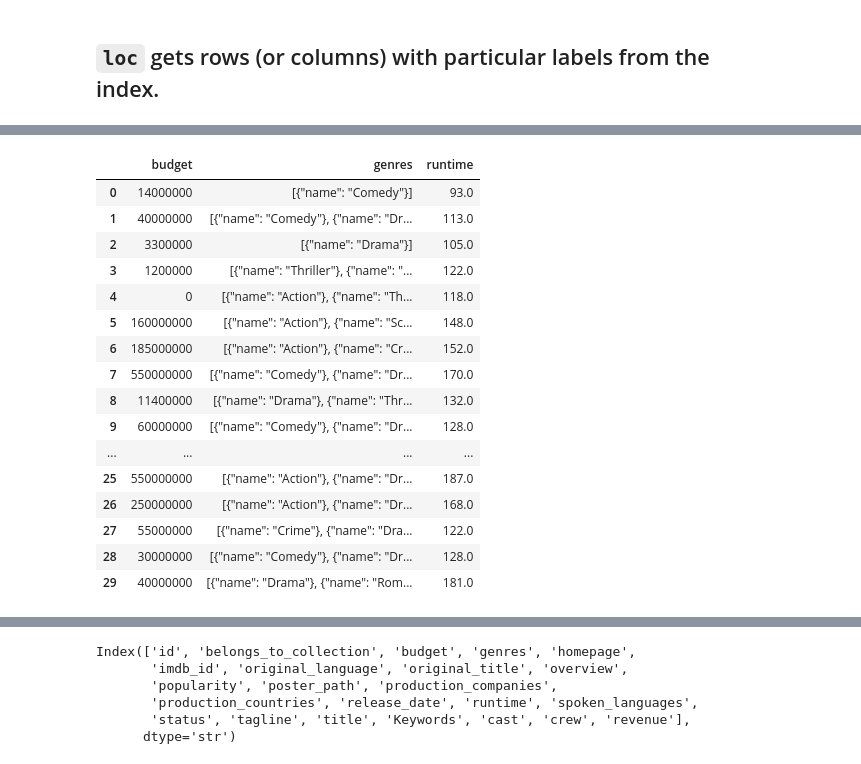
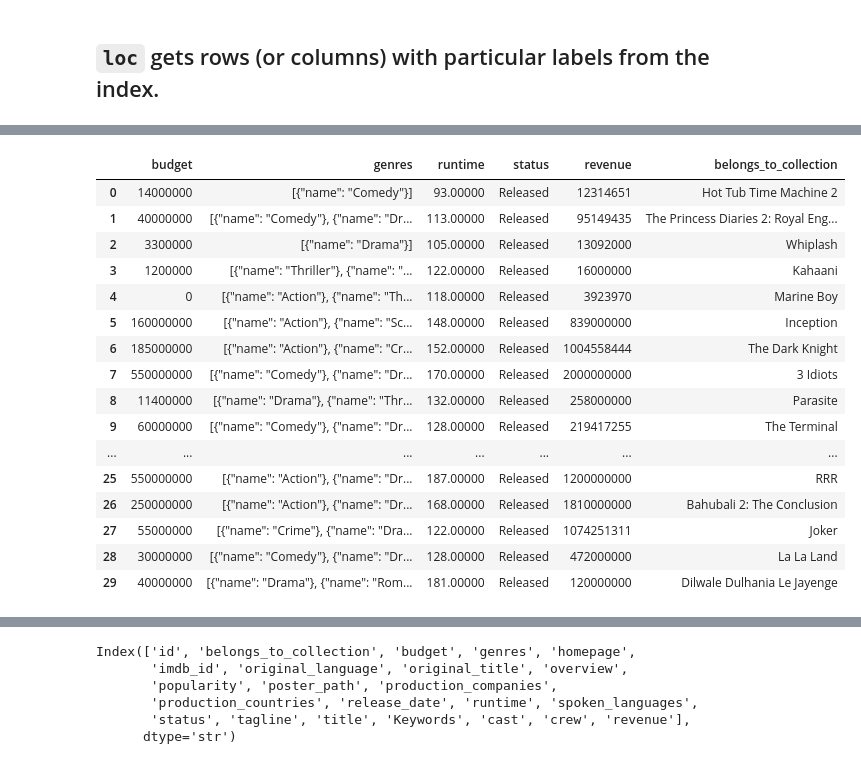
Before and after one commit to laxmanclinilaunch-hub/Python-7-8-, a Jupyter notebook: 2.EDA/Pandas_Operations.ipynb, the cells around one changed output, grey strips where cells are left out. Cells and saved outputs as stored; diff of their text form; code cells hidden in the pictures.

```diff
--- a/2.EDA/Pandas_Operations.ipynb
+++ b/2.EDA/Pandas_Operations.ipynb
@@ -395,9 +397,3 @@ cast                             object
 crew                             object
 revenue                           int64
 dtype: object
-# %%
-df.year=df.release_date.dt.year
-# %%
-df.month=df.release_date.dt.month
-# %%
-df.day=df.release_date.dt.day
@@ -452,23 +523,23 @@ df.loc[50:60,['budget','genres','runtime']]
 # %%
-df.loc[:,['budget','genres','runtime']]
+df.loc[:,['budget','genres','runtime',"status","revenue","belongs_to_collection"]]
 # %% [output]
-|  | budget | genres | runtime |
-| 0 | 14000000 | [{"name": "Comedy"}] | 93.0 |
-| 1 | 40000000 | [{"name": "Comedy"}, {"name": "Dr... | 113.0 |
-| 2 | 3300000 | [{"name": "Drama"}] | 105.0 |
-| 3 | 1200000 | [{"name": "Thriller"}, {"name": "... | 122.0 |
-| 4 | 0 | [{"name": "Action"}, {"name": "Th... | 118.0 |
-| 5 | 160000000 | [{"name": "Action"}, {"name": "Sc... | 148.0 |
-| 6 | 185000000 | [{"name": "Action"}, {"name": "Cr... | 152.0 |
-| 7 | 550000000 | [{"name": "Comedy"}, {"name": "Dr... | 170.0 |
-| 8 | 11400000 | [{"name": "Drama"}, {"name": "Thr... | 132.0 |
-| 9 | 60000000 | [{"name": "Comedy"}, {"name": "Dr... | 128.0 |
-| ... | ... | ... | ... |
-| 25 | 550000000 | [{"name": "Action"}, {"name": "Dr... | 187.0 |
-| 26 | 250000000 | [{"name": "Action"}, {"name": "Dr... | 168.0 |
-| 27 | 55000000 | [{"name": "Crime"}, {"name": "Dra... | 122.0 |
-| 28 | 30000000 | [{"name": "Comedy"}, {"name": "Dr... | 128.0 |
-| 29 | 40000000 | [{"name": "Drama"}, {"name": "Rom... | 181.0 |
+|  | budget | genres | runtime | status | revenue | belongs_to_collection |
+| 0 | 14000000 | [{"name": "Comedy"}] | 93.00000 | Released | 12314651 | Hot Tub Time Machine 2 |
+| 1 | 40000000 | [{"name": "Comedy"}, {"name": "Dr... | 113.00000 | Released | 95149435 | The Princess Diaries 2: Royal Eng... |
+| 2 | 3300000 | [{"name": "Drama"}] | 105.00000 | Released | 13092000 | Whiplash |
+| 3 | 1200000 | [{"name": "Thriller"}, {"name": "... | 122.00000 | Released | 16000000 | Kahaani |
+| 4 | 0 | [{"name": "Action"}, {"name": "Th... | 118.00000 | Released | 3923970 | Marine Boy |
+| 5 | 160000000 | [{"name": "Action"}, {"name": "Sc... | 148.00000 | Released | 839000000 | Inception |
+| 6 | 185000000 | [{"name": "Action"}, {"name": "Cr... | 152.00000 | Released | 1004558444 | The Dark Knight |
+| 7 | 550000000 | [{"name": "Comedy"}, {"name": "Dr... | 170.00000 | Released | 2000000000 | 3 Idiots |
+| 8 | 11400000 | [{"name": "Drama"}, {"name": "Thr... | 132.00000 | Released | 258000000 | Parasite |
+| 9 | 60000000 | [{"name": "Comedy"}, {"name": "Dr... | 128.00000 | Released | 219417255 | The Terminal |
+| ... | ... | ... | ... | ... | ... | ... |
+| 25 | 550000000 | [{"name": "Action"}, {"name": "Dr... | 187.00000 | Released | 1200000000 | RRR |
+| 26 | 250000000 | [{"name": "Action"}, {"name": "Dr... | 168.00000 | Released | 1810000000 | Bahubali 2: The Conclusion |
+| 27 | 55000000 | [{"name": "Crime"}, {"name": "Dra... | 122.00000 | Released | 1074251311 | Joker |
+| 28 | 30000000 | [{"name": "Comedy"}, {"name": "Dr... | 128.00000 | Released | 472000000 | La La Land |
+| 29 | 40000000 | [{"name": "Drama"}, {"name": "Rom... | 181.00000 | Released | 120000000 | Dilwale Dulhania Le Jayenge |
 # %%
 df[0:10]
 # %% [output]
```
Also changed, not shown: parts of 66 cells of this notebook.
